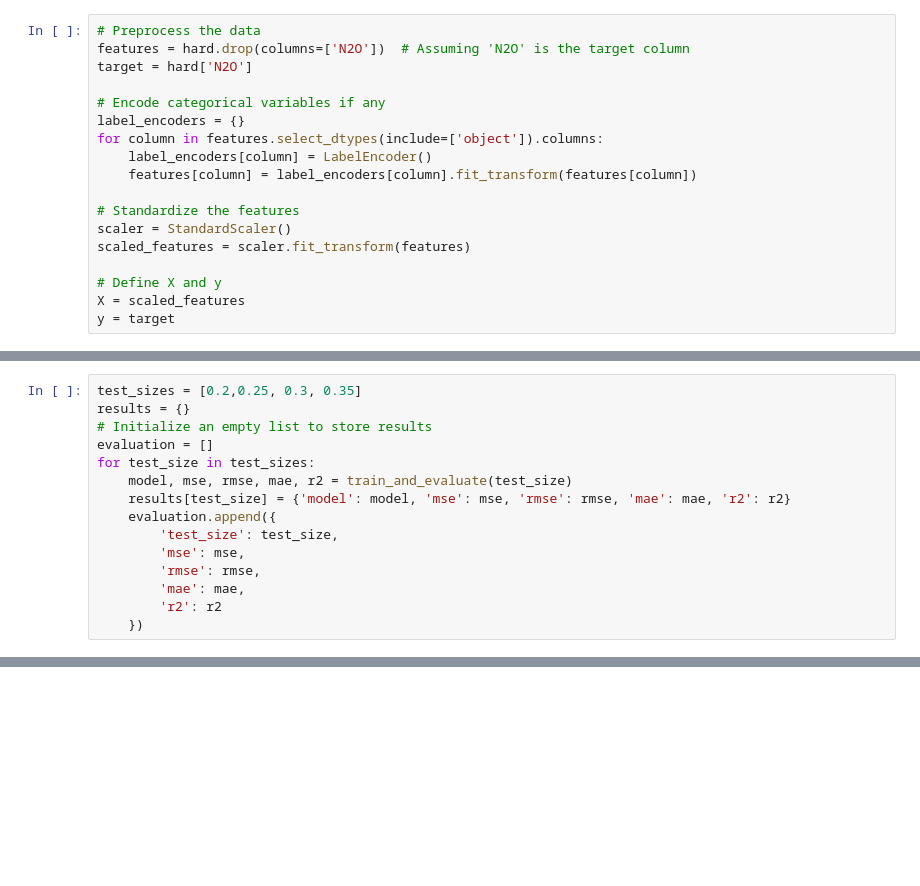
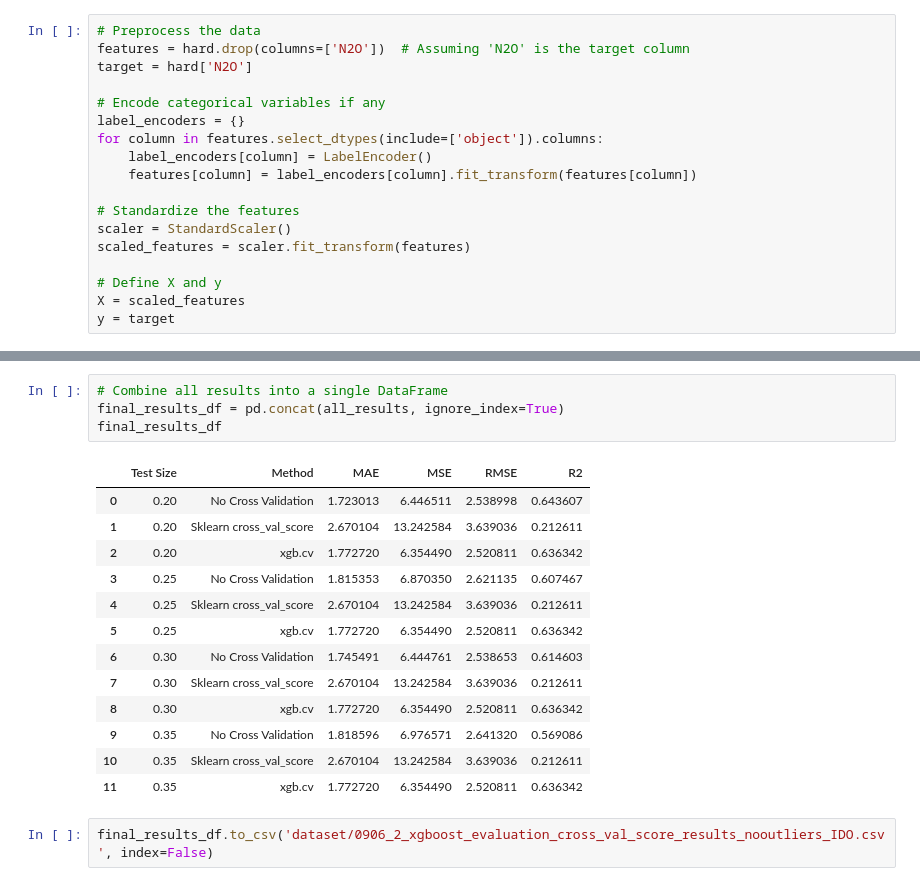
Before and after one commit to roniwahyu/outlier-detection2024, a Jupyter notebook: 01.Dataset-Rofiqul/Ujicoba3-29052024/09_06_0_N2O_Agriculture_TestTraining_IDO_CV.ipynb, the cells around one changed output, grey strips where cells are left out. Drawn from its saved outputs; the diff is of its cells as text; blank space fills up the shorter version.

```diff
--- a/01.Dataset-Rofiqul/Ujicoba3-29052024/09_06_0_N2O_Agriculture_TestTraining_IDO_CV.ipynb
+++ b/01.Dataset-Rofiqul/Ujicoba3-29052024/09_06_0_N2O_Agriculture_TestTraining_IDO_CV.ipynb
@@ -165,15 +107,0 @@ def train_and_evaluate(test_size):
-# %%
-test_sizes = [0.2,0.25, 0.3, 0.35]
-results = {}
-# Initialize an empty list to store results
-evaluation = []
-for test_size in test_sizes:
-    model, mse, rmse, mae, r2 = train_and_evaluate(test_size)
-    results[test_size] = {'model': model, 'mse': mse, 'rmse': rmse, 'mae': mae, 'r2': r2}
-    evaluation.append({
-        'test_size': test_size,
-        'mse': mse,
-        'rmse': rmse,
-        'mae': mae,
-        'r2': r2
-    })
@@ -219,0 +192,20 @@ eval_df
+# %%
+# Combine all results into a single DataFrame
+final_results_df = pd.concat(all_results, ignore_index=True)
+final_results_df
+# %% [output]
+|  | Test Size | Method | MAE | MSE | RMSE | R2 |
+| 0 | 0.20 | No Cross Validation | 1.723013 | 6.446511 | 2.538998 | 0.643607 |
+| 1 | 0.20 | Sklearn cross_val_score | 2.670104 | 13.242584 | 3.639036 | 0.212611 |
+| 2 | 0.20 | xgb.cv | 1.772720 | 6.354490 | 2.520811 | 0.636342 |
+| 3 | 0.25 | No Cross Validation | 1.815353 | 6.870350 | 2.621135 | 0.607467 |
+| 4 | 0.25 | Sklearn cross_val_score | 2.670104 | 13.242584 | 3.639036 | 0.212611 |
+| 5 | 0.25 | xgb.cv | 1.772720 | 6.354490 | 2.520811 | 0.636342 |
+| 6 | 0.30 | No Cross Validation | 1.745491 | 6.444761 | 2.538653 | 0.614603 |
+| 7 | 0.30 | Sklearn cross_val_score | 2.670104 | 13.242584 | 3.639036 | 0.212611 |
+| 8 | 0.30 | xgb.cv | 1.772720 | 6.354490 | 2.520811 | 0.636342 |
+| 9 | 0.35 | No Cross Validation | 1.818596 | 6.976571 | 2.641320 | 0.569086 |
+| 10 | 0.35 | Sklearn cross_val_score | 2.670104 | 13.242584 | 3.639036 | 0.212611 |
+| 11 | 0.35 | xgb.cv | 1.772720 | 6.354490 | 2.520811 | 0.636342 |
+# %%
+final_results_df.to_csv('dataset/0906_2_xgboost_evaluation_cross_val_score_results_nooutliers_IDO.csv', index=False)
```
Also changed, not shown: parts of 11 cells of this notebook, 1 other file.
